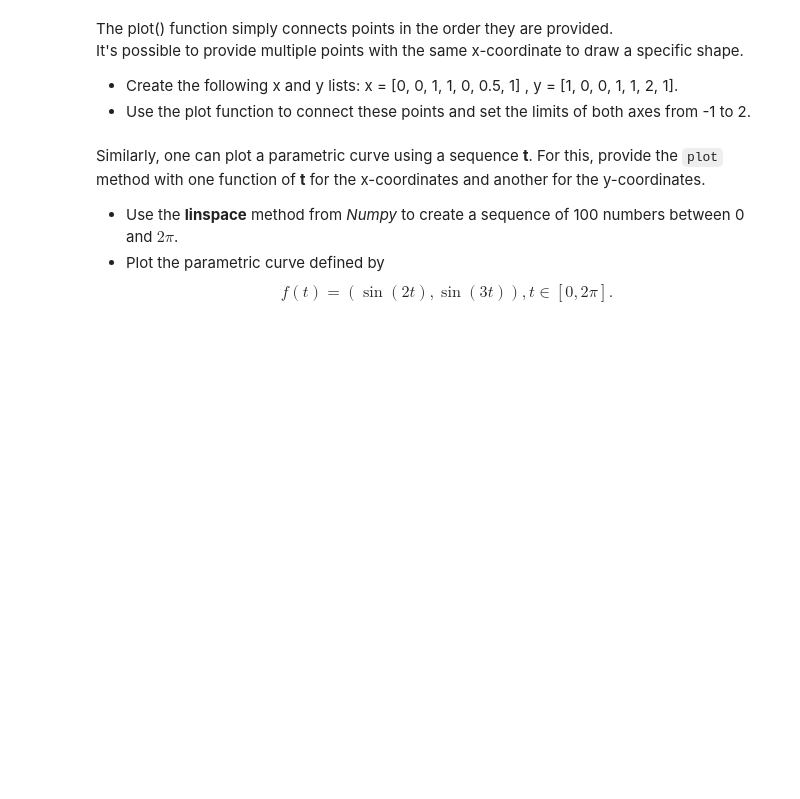
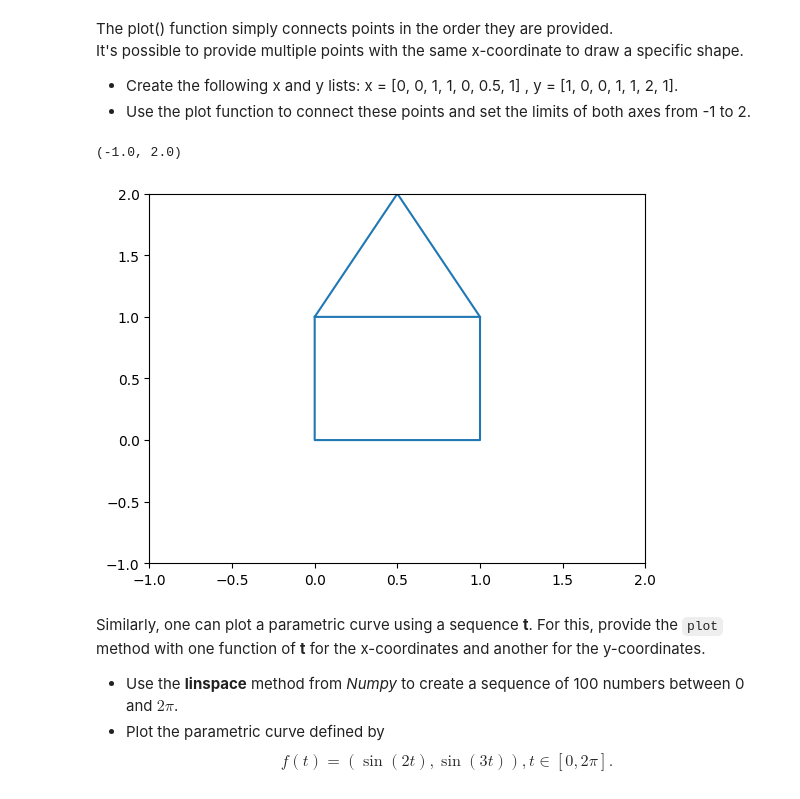
Before and after one commit to RaoulSinde/python-222, a Jupyter notebook: python_session_4.ipynb, the cells around one changed output. Cells and saved outputs as stored; diff of their text form; code cells hidden in the pictures; blank space fills up the shorter version.

```diff
--- a/python_session_4.ipynb
+++ b/python_session_4.ipynb
@@ -61,3 +77,14 @@ It's possible to provide multiple points with the same x-coordinate to draw a sp
+# %%
+## Insert your code here
+x=[0,0,1,1,0,0.5,1]
+y=[1,0,0,1,1,2,1]
+
+plt.plot(x,y)
+plt.xlim(-1, 2)
+plt.ylim(-1, 2)
+# %% [output]
+(-1.0, 2.0)
+[figure, added]
 # %% [markdown]
 Similarly, one can plot a parametric curve using a sequence **t**. For this, provide the `plot` method with one function of **t** for the x-coordinates and another for the y-coordinates.
 
```
Also changed, not shown: parts of 8 cells of this notebook.
